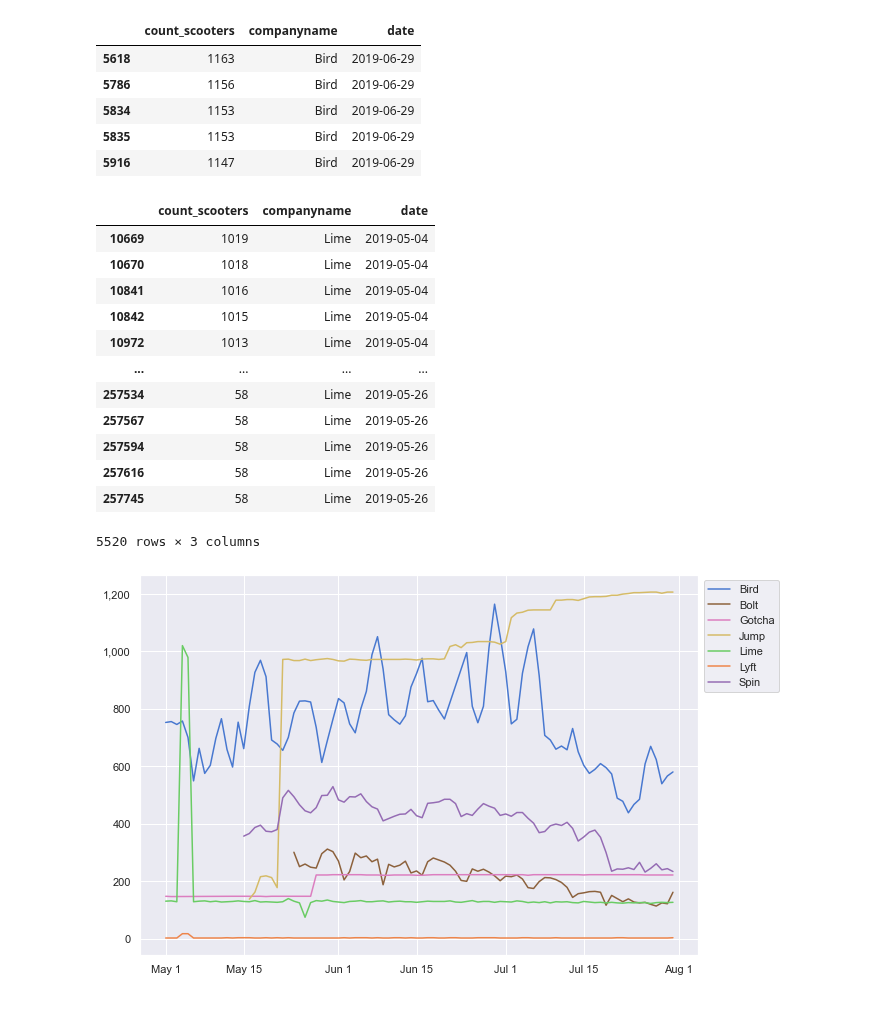
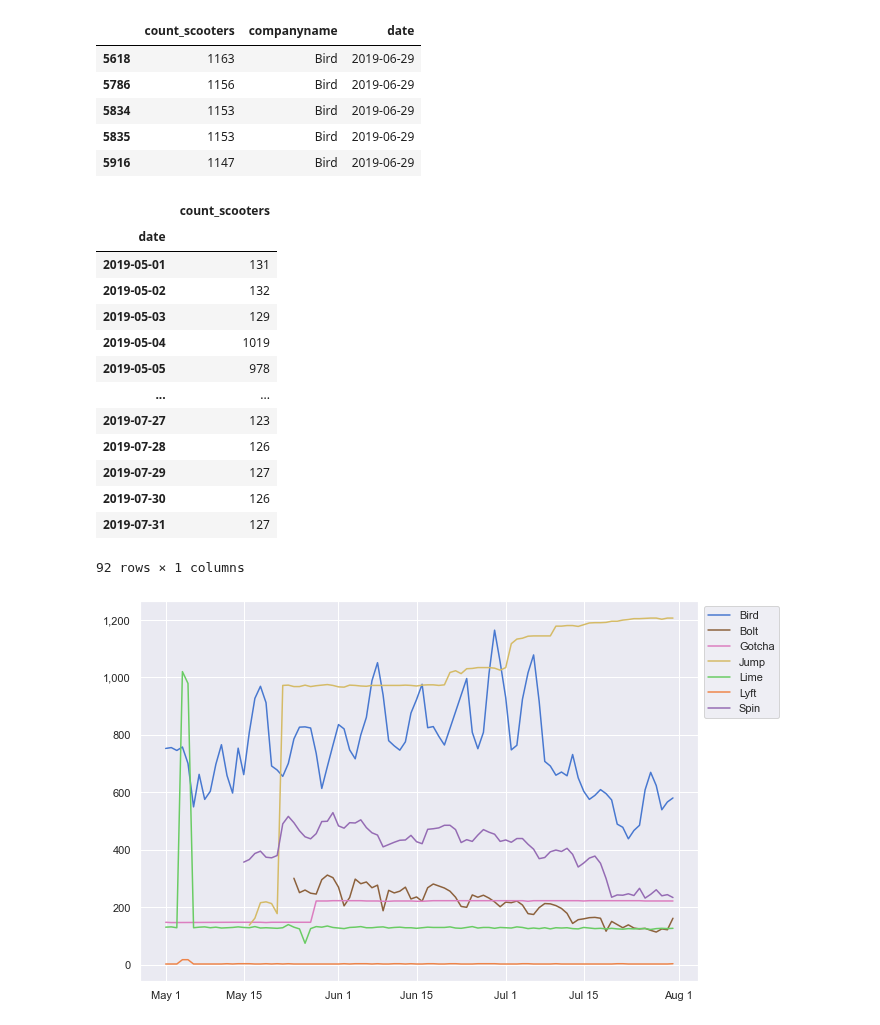
Before and after one commit to NSS-Data-Analytics-Cohort-10/scooters-group-2, a Jupyter notebook: notebooks/scooters.ipynb, the cells around one changed output. Cells and saved outputs as stored; diff of their text form; code cells hidden in the pictures.

Commit message:
scooter use per company

```diff
--- a/notebooks/scooters.ipynb
+++ b/notebooks/scooters.ipynb
@@ -424,21 +424,22 @@ company_date_bird.head()
 | 5916 | 1147 | Bird | 2019-06-29 |
 # %%
 company_date_lime = scooter_company_date[scooter_company_date['companyname']=='Lime'].groupby('date')
-company_date_lime.head(60)
+company_date_lime.max(60)
 # %% [output]
-|  | count_scooters | companyname | date |
-| 10669 | 1019 | Lime | 2019-05-04 |
-| 10670 | 1018 | Lime | 2019-05-04 |
-| 10841 | 1016 | Lime | 2019-05-04 |
-| 10842 | 1015 | Lime | 2019-05-04 |
-| 10972 | 1013 | Lime | 2019-05-04 |
-| ... | ... | ... | ... |
-| 257534 | 58 | Lime | 2019-05-26 |
-| 257567 | 58 | Lime | 2019-05-26 |
-| 257594 | 58 | Lime | 2019-05-26 |
-| 257616 | 58 | Lime | 2019-05-26 |
-| 257745 | 58 | Lime | 2019-05-26 |
+|  | count_scooters |
+| date |  |
+| 2019-05-01 | 131 |
+| 2019-05-02 | 132 |
+| 2019-05-03 | 129 |
+| 2019-05-04 | 1019 |
+| 2019-05-05 | 978 |
+| ... | ... |
+| 2019-07-27 | 123 |
+| 2019-07-28 | 126 |
+| 2019-07-29 | 127 |
+| 2019-07-30 | 126 |
+| 2019-07-31 | 127 |
-5520 rows × 3 columns
+92 rows × 1 columns
 # %%
 #narrowing to largest count using .max()
 grouped_company_date = scooter_company_date.groupby(['companyname', 'date']).max('count_scooters')
```
Also changed, not shown: parts of 13 cells of this notebook, 9 other files.
